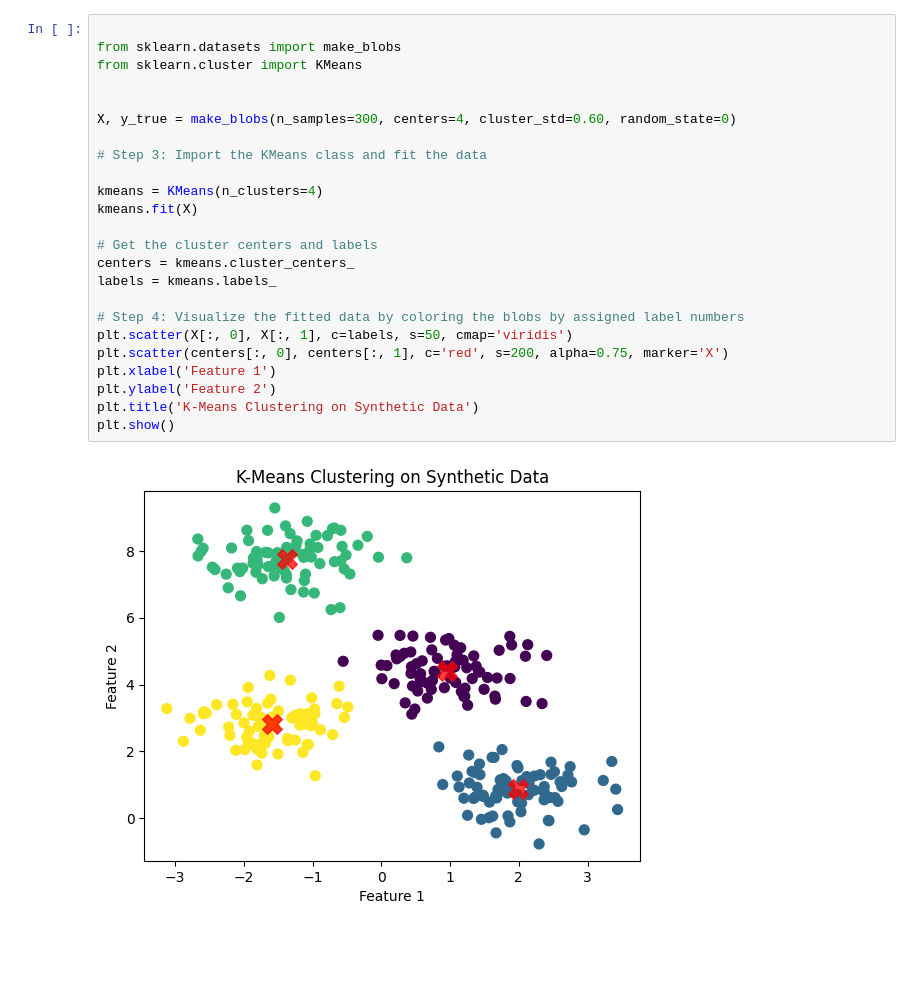
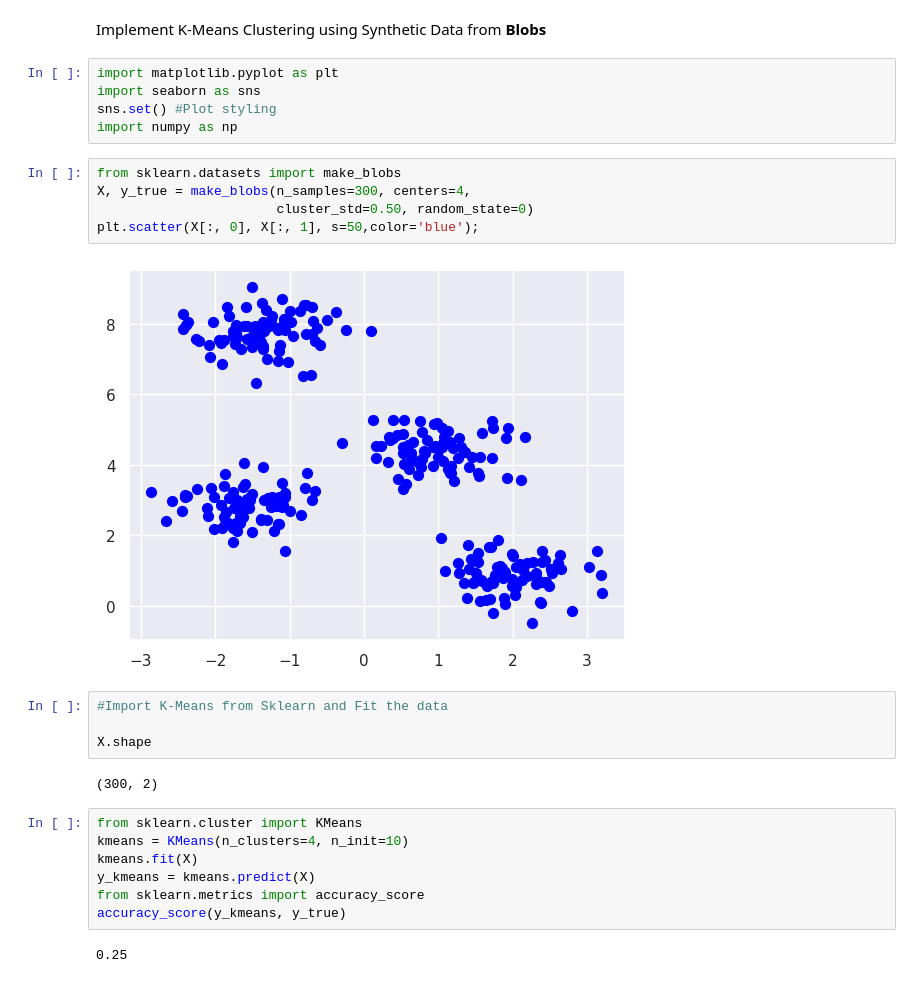
Before and after one commit to PravalikaMuthoju/AIML_2303A52347, a Jupyter notebook: AIML_LAB_10.ipynb, the cells around one changed output. Saved outputs shown, nothing was run; the diff lists cells and outputs as text; blank space fills up the shorter version.

```diff
--- a/AIML_LAB_10.ipynb
+++ b/AIML_LAB_10.ipynb
@@ -101,26 +3,29 @@ X_train.head()
-# %%
-
-from sklearn.datasets import make_blobs
-from sklearn.cluster import KMeans
-
-
-X, y_true = make_blobs(n_samples=300, centers=4, cluster_std=0.60, random_state=0)
-
-# Step 3: Import the KMeans class and fit the data
-
-kmeans = KMeans(n_clusters=4)
-kmeans.fit(X)
-
-# Get the cluster centers and labels
-centers = kmeans.cluster_centers_
-labels = kmeans.labels_
-
-# Step 4: Visualize the fitted data by coloring the blobs by assigned label numbers
-plt.scatter(X[:, 0], X[:, 1], c=labels, s=50, cmap='viridis')
-plt.scatter(centers[:, 0], centers[:, 1], c='red', s=200, alpha=0.75, marker='X')
-plt.xlabel('Feature 1')
-plt.ylabel('Feature 2')
-plt.title('K-Means Clustering on Synthetic Data')
-plt.show()
-# %% [output]
-[figure, removed]
+# %% [markdown]
+Implement K-Means Clustering using Synthetic Data from **Blobs**
+# %%
+import matplotlib.pyplot as plt
+import seaborn as sns
+sns.set() #Plot styling
+import numpy as np
+# %%
+from sklearn.datasets import make_blobs
+X, y_true = make_blobs(n_samples=300, centers=4,
+                       cluster_std=0.50, random_state=0)
+plt.scatter(X[:, 0], X[:, 1], s=50,color='blue');
+# %% [output]
+[figure, added]
+# %%
+#Import K-Means from Sklearn and Fit the data
+
+X.shape
+# %% [output]
+(300, 2)
+# %%
+from sklearn.cluster import KMeans
+kmeans = KMeans(n_clusters=4, n_init=10)
+kmeans.fit(X)
+y_kmeans = kmeans.predict(X)
+from sklearn.metrics import accuracy_score
+accuracy_score(y_kmeans, y_true)
+# %% [output]
+0.25
```
Also changed, not shown: parts of 31 cells of this notebook.
